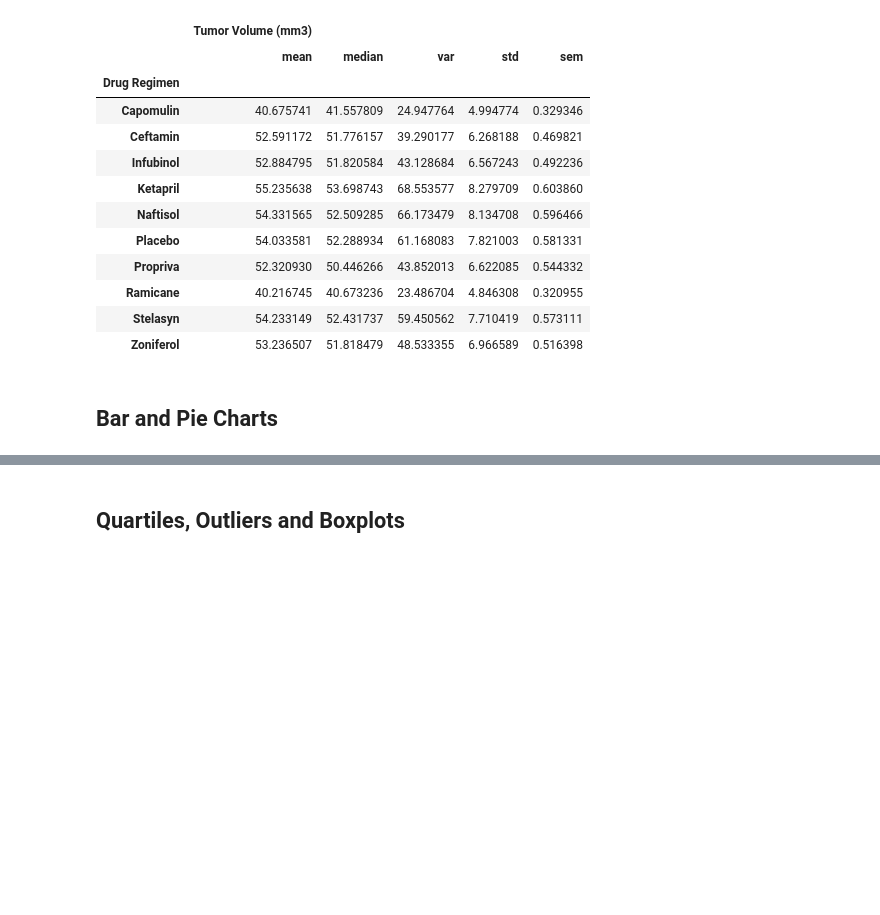
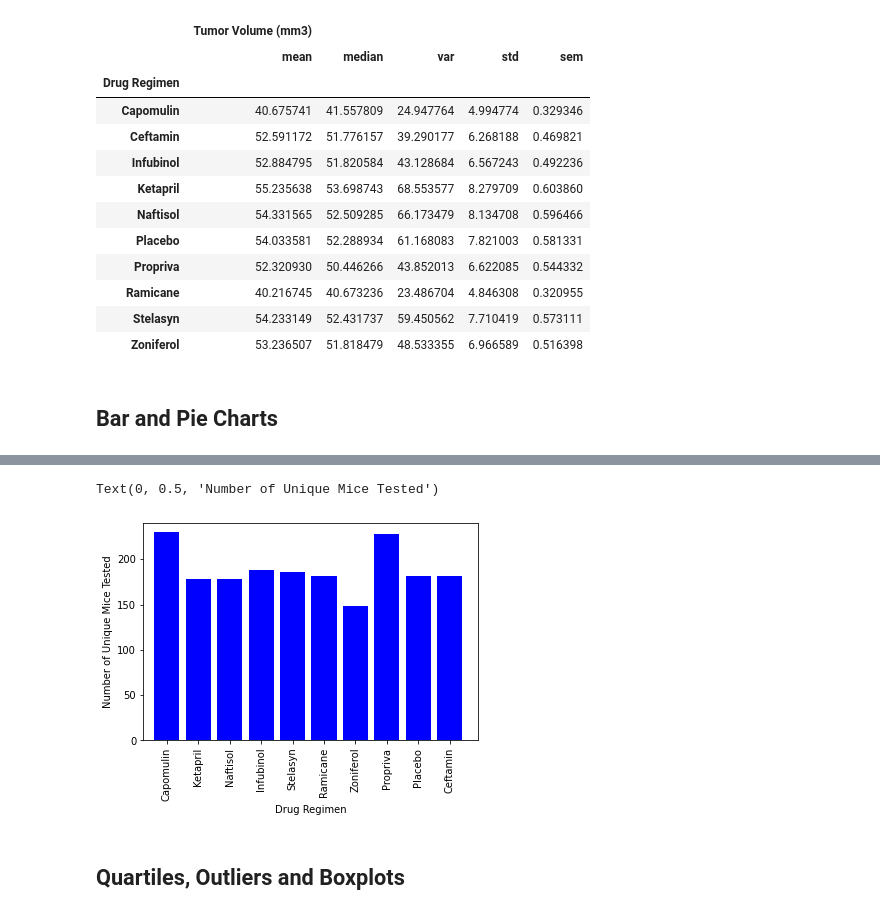
Before and after one commit to Lanpham0110/MathplotLib_challenge, a Jupyter notebook: Pymaceuticals/pymaceuticals_starter.ipynb, the cells around one changed output, grey strips where cells are left out. Drawn from its saved outputs; the diff is of its cells as text; code cells hidden in the pictures; blank space fills up the shorter version.

```diff
--- a/Pymaceuticals/pymaceuticals_starter.ipynb
+++ b/Pymaceuticals/pymaceuticals_starter.ipynb
@@ -149,3 +153,24 @@ in matplotlib
+# %%
+# Generate a bar plot showing the total number of unique mice tested on each drug regimen using pyplot.
+y_axis = clean_df.groupby(["Drug Regimen"]).count()['Tumor Volume (mm3)']
+x_axis = np.arange(len(users))
+regimen = clean_df['Drug Regimen'].unique()
+Data = pd.DataFrame({
+                    "Tumor Volume (mm3)":(y_axis)
+                     })
+M = Data.sort_values("Tumor Volume (mm3)", ascending=False)
+
+plt.bar(x_axis, y_axis, color='b', align="center")
+
+tick_locations = [value for value in x_axis]
+plt.xlim(-0.75, len(x_axis)-0.1)
+plt.ylim(0, max(y_axis)+10)
+plt.xticks(tick_locations, regimen,rotation=90, horizontalalignment="center")
+plt.xlabel("Drug Regimen",)
+plt.ylabel("Number of Unique Mice Tested")
+# %% [output]
+Text(0, 0.5, 'Number of Unique Mice Tested')
+[figure, added]
 # %%
 # Generate a pie plot showing the distribution of female versus male mice using pandas
 # %%
```
Also changed, not shown: parts of 2 cells of this notebook.
